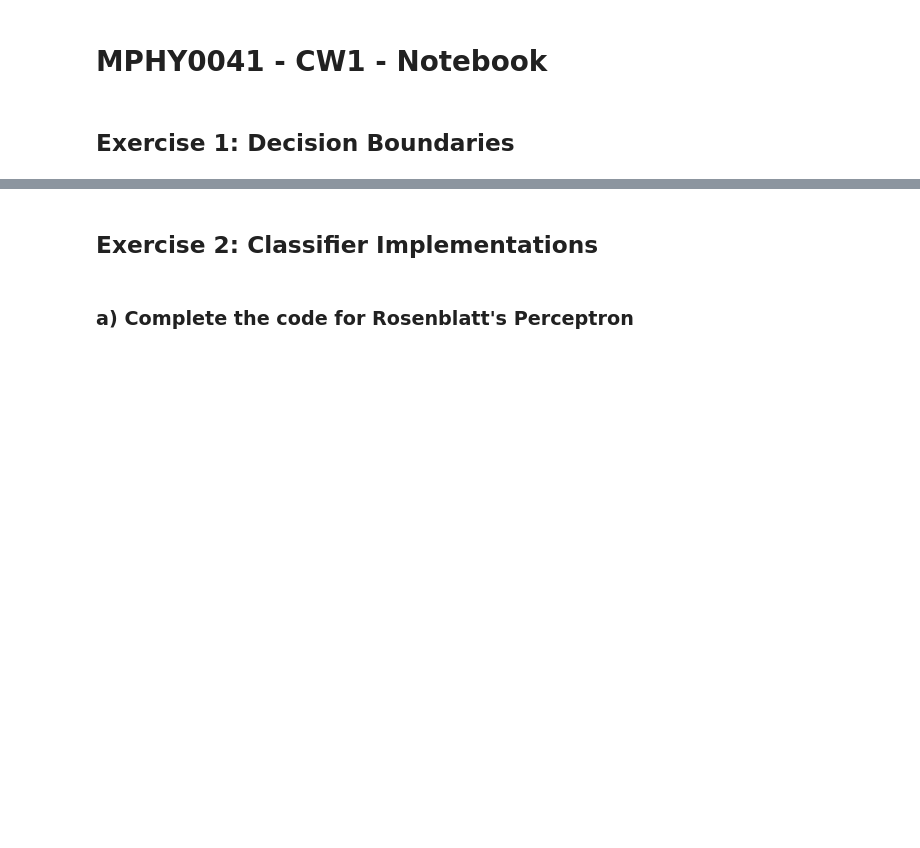
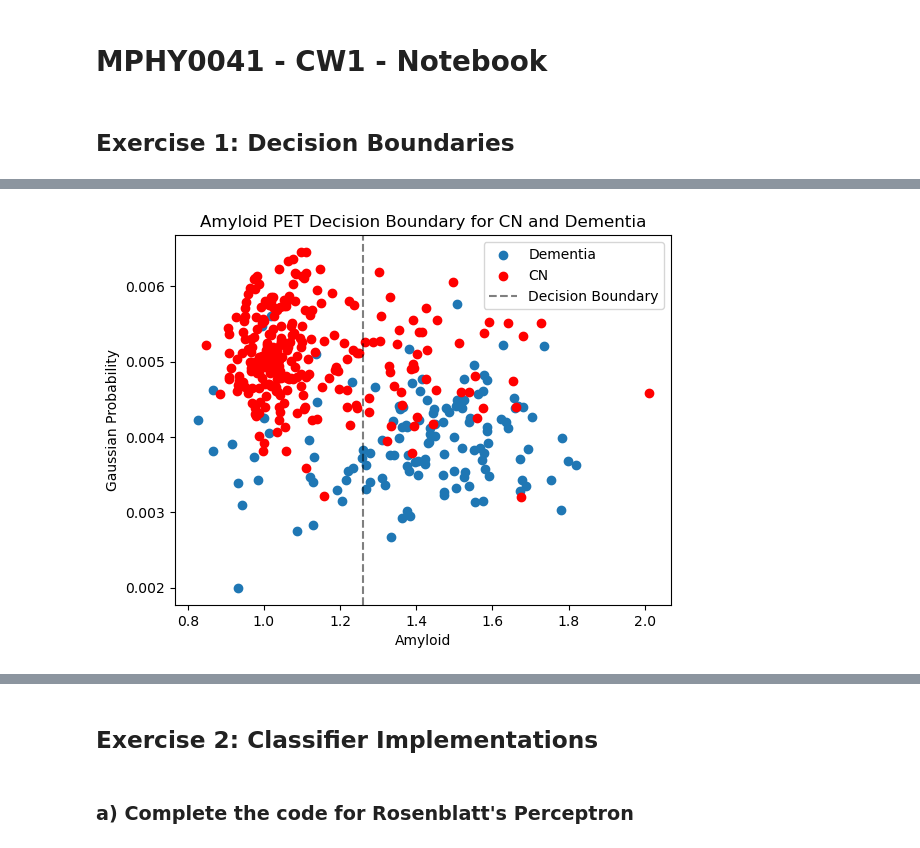
Before and after one commit to NZavas/Machine-Learning, a Jupyter notebook: Notebook_CW1.ipynb, the cells around one changed output, grey strips where cells are left out. Drawn from its saved outputs; the diff is of its cells as text; code cells hidden in the pictures; blank space fills up the shorter version.

```diff
--- a/Notebook_CW1.ipynb
+++ b/Notebook_CW1.ipynb
@@ -154,0 +15,91 @@ Accuracy: 0.8607594936708861
+# %%
+#Functions
+
+def gaussian_prob(x,mean,std,prob):
+    """Calculates Gaussian Probability Distribution Based on the input values ,
+    mean,
+    Standard Deviation:std
+    Prior probability: prob
+    """
+    return (1/(std*np.sqrt(2*prob)))*np.exp(-0.5*(((x-mean)/std)**2))
+
+def Convert_Classification(Dataset):
+    """Converts the different classes (CN,Dementia,MCI) to an integer type
+    classification where CN:0 , Dementia:1 , MCI:2"""
+
+    #Create the representative encoding for the classes in the form of a vector
+    encoding = pd.Series([0] * Dataset.shape[0]) #initialize all as 0
+    encoding[Dataset.DX=='Dementia'] = 1 #set 1 for Dementia
+    encoding[Dataset.DX =='MCI'] = 2 # set 2 for MCI
+    #Add to dataframe
+    Dataset.insert(1, 'Class_ID', encoding)
+    return (Dataset)
+
+#Loading the dataset assuming the file is located in the same folder
+Dataset = pd.read_csv('AD_CW1.csv')
+Dataset = Convert_Classification(Dataset)
+
+
+#Dropping the MCI rows
+Dataset_NOMCI = Dataset.loc[Dataset['DX'] != 'MCI']
+
+#Calculating Mean and Standard Deviation for CN and Dementia (Amyloid Only)
+Mean_CN_AM = Dataset[Dataset['DX'] == "CN"]["Amyloid"].mean()
+std_CN_AM = Dataset[Dataset['DX'] == "CN"]["Amyloid"].std()
+Mean_Dem_AM = Dataset[Dataset['DX'] == "Dementia"]["Amyloid"].mean()
+std_Dem_AM = Dataset[Dataset['DX'] == "Dementia"]["Amyloid"].std()
+Shared_std_AM = Dataset["Amyloid"].std()
+
+
+print(f' Amyloid Mean for CN group: {Mean_CN_AM:.4f}')
+print(f' Amyloid Mean for Dementia group: {Mean_Dem_AM:.4f}')
+print(f' Amyloid Shared Standard deviation {Shared_std_AM:.4f}')
+
+#Splitting into 2 datasets (only for plotting)
+Dem_df = Dataset[Dataset['DX']== "Dementia"]
+CN_df = Dataset[Dataset['DX']== "CN"]
+MCI_df = Dataset[Dataset['DX']== "MCI"] #Used in C)
+
+#Plotting the points
+plt.scatter(Dem_df["Amyloid"], Dem_df["HV_ratio"],label="Dementia")
+plt.scatter(CN_df["Amyloid"], CN_df["HV_ratio"], c= "red", label="CN")
+#plt.show()
+
+# Calculate the variances of each group
+group1_var = np.var(Dem_df["Amyloid"], ddof=1)
+group2_var = np.var(CN_df["Amyloid"], ddof=1)
+# Calculate the shared variance
+shared_var = ((len(Dem_df["Amyloid"])-1)*group1_var + (len(CN_df["Amyloid"])-1)*group2_var) / (len(Dem_df["Amyloid"]) + len(CN_df["Amyloid"]) - 2)
+#Calculate Shared Standard Deviation
+shared_std = np.sqrt(shared_var)
+
+
+#Explanation for this formula is provided on the markdown below
+boundary = (Mean_CN_AM + Mean_Dem_AM)/2    # + shared_std ** 4 / (Mean_AD_AM - Mean_CN_AM) * np.log(1)
+print(f'Decision Boundary at x = {boundary:.4f}')
+plt.axvline(x=boundary,ls='--',c = 'black', alpha=0.5, label = "Decision Boundary")
+plt.title("Amyloid PET Decision Boundary for CN and Dementia")
+plt.xlabel("Amyloid")
+plt.ylabel("Gaussian Probability")
+plt.legend();
+plt.show()
+
+# Calculating the Gaussians
+x_min = Dataset_NOMCI['Amyloid'].min() -0.5
+x_max = Dataset_NOMCI['Amyloid'].max()+0.5
+p1 = 0.5
+p2 = 0.5
+x=np.linspace(x_min,x_max,1000) #creating an array of points
+Gaussian_CN = gaussian_prob(x, Mean_CN_AM,Shared_std_AM,p1)
+Gaussian_Dem = gaussian_prob(x, Mean_Dem_AM,Shared_std_AM,p2)
+
+#Plotting the Gaussians
+plt.plot(x,Gaussian_CN, c = 'red',label="CN")
+plt.plot(x,Gaussian_Dem,label="Dementia")
+plt.axvline(x=boundary,ls='--',c = 'black', alpha=0.5, label = "Decision Boundary")
+plt.title("Gaussian representation of Amyloid PET Decision Boundary for CN and Dementia")
+plt.legend();
+plt.xlabel("Amyloid")
+plt.ylabel("Gaussian Probability")
+plt.show()
+# %% [output]
@@ -154,0 +110 @@ Accuracy: 0.8607594936708861
+[figure, added]
```
Also changed, not shown: parts of 14 cells of this notebook.
